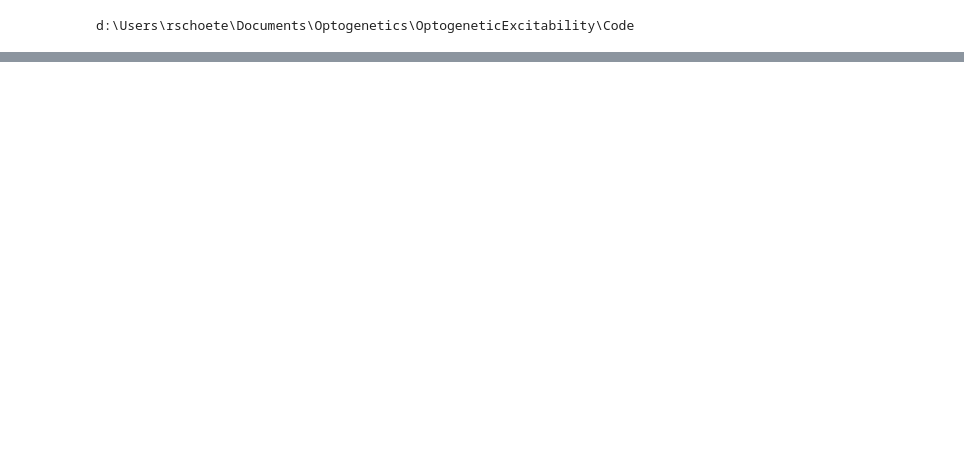
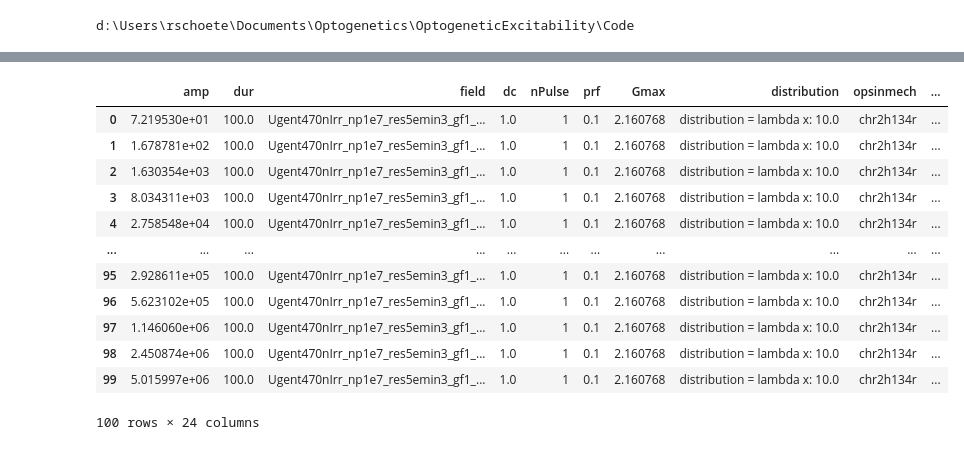
Before and after one commit to Rschoete/3DOptogeneticStimulationCA1_public, a Jupyter notebook: Analyses/SDC/analyse_ugentinvivo.ipynb, the cells around one changed output, grey strips where cells are left out. Saved outputs shown, nothing was run; the diff lists cells and outputs as text; code cells hidden in the pictures; blank space fills up the shorter version.

```diff
--- a/Analyses/SDC/analyse_ugentinvivo.ipynb
+++ b/Analyses/SDC/analyse_ugentinvivo.ipynb
@@ -1,12 +1,22 @@
 # %%
+
 import os,sys,glob
-import numpy as np
-import json
-import pandas as pd
 # Move two levels up work from project level, not location of analysis file
 os.chdir('../..')
 print(os.getcwd())
+import numpy as np
+import matplotlib.pyplot as plt
+import json
+import pandas as pd
+import Functions.globalFunctions.ExtracellularField as EcF
+from matplotlib import cm
+from typing import Literal
+from scipy import integrate
+import ipympl
 
+#%matplotlib widget
 recollect = False
+fill_missing_xyzpositions = False
+consider_fill = True
 # %% [output]
 d:\Users\rschoete\Documents\Optogenetics\OptogeneticExcitability\Code
@@ -13,5 +94,5 @@ d:\Users\rschoete\Documents\Optogenetics\OptogeneticExcitability\Code
 # %%
-
+#Load data
 filepath = './Results/SDC/SDC_CA1PCcACsig5_invivoUgent'
 savename = os.path.join(filepath,'all_data.csv')
 
@@ -22,7 +103,7 @@ settings_options = ['seed','celsius','dt']
 opsin_options = ['Gmax','distribution','opsinmech','distribution_method','opsinlocations']
 field_options = ['field','dc','nPulse','prf']
 result = ['amp','dur']
-all_columns = result+field_options+opsin_options+cell_init_options+positional_input
+all_columns = result+field_options+opsin_options+cell_init_options+positional_input+settings_options
 
 # opsinlocations to single word
 opsinLocation_map = {'1000':'soma','0100':'axon','0010':'apic','0001':'dend','0011':'alldend','1111':'allsec'}
@@ -69,5 +150,8 @@ if recollect:
     master_df = master_df.reset_index(drop=True)
     master_df.to_csv(savename)
 else:
-    master_df = pd.read_csv(savename)
+    master_df = pd.read_csv(savename,index_col=0)
+
+unique_values_columns = {key: master_df[key].unique() for key in all_columns}
+master_df.head()
 # %% [output]
@@ -103,0 +215,20 @@ result files: 160, input files: 160, directories: 160
+# %%
+#test selector
+myselection = {key:unique_values_columns[key][0] for key in [*cell_init_options,*settings_options,*opsin_options,*field_options]}
+myselection['dur'] = 100
+intm_df = master_df[selection_generator(master_df,unique_values_columns,verbose=False,**myselection)].reset_index(drop=True)
+intm_df.head(len(intm_df))
+# %% [output]
+|  | amp | dur | field | dc | nPulse | prf | Gmax | distribution | opsinmech | ... |
+| 0 | 7.219530e+01 | 100.0 | Ugent470nIrr_np1e7_res5emin3_gf1_... | 1.0 | 1 | 0.1 | 2.160768 | distribution = lambda x: 10.0 | chr2h134r | ... |
+| 1 | 1.678781e+02 | 100.0 | Ugent470nIrr_np1e7_res5emin3_gf1_... | 1.0 | 1 | 0.1 | 2.160768 | distribution = lambda x: 10.0 | chr2h134r | ... |
+| 2 | 1.630354e+03 | 100.0 | Ugent470nIrr_np1e7_res5emin3_gf1_... | 1.0 | 1 | 0.1 | 2.160768 | distribution = lambda x: 10.0 | chr2h134r | ... |
+| 3 | 8.034311e+03 | 100.0 | Ugent470nIrr_np1e7_res5emin3_gf1_... | 1.0 | 1 | 0.1 | 2.160768 | distribution = lambda x: 10.0 | chr2h134r | ... |
+| 4 | 2.758548e+04 | 100.0 | Ugent470nIrr_np1e7_res5emin3_gf1_... | 1.0 | 1 | 0.1 | 2.160768 | distribution = lambda x: 10.0 | chr2h134r | ... |
+| ... | ... | ... | ... | ... | ... | ... | ... | ... | ... | ... |
+| 95 | 2.928611e+05 | 100.0 | Ugent470nIrr_np1e7_res5emin3_gf1_... | 1.0 | 1 | 0.1 | 2.160768 | distribution = lambda x: 10.0 | chr2h134r | ... |
+| 96 | 5.623102e+05 | 100.0 | Ugent470nIrr_np1e7_res5emin3_gf1_... | 1.0 | 1 | 0.1 | 2.160768 | distribution = lambda x: 10.0 | chr2h134r | ... |
+| 97 | 1.146060e+06 | 100.0 | Ugent470nIrr_np1e7_res5emin3_gf1_... | 1.0 | 1 | 0.1 | 2.160768 | distribution = lambda x: 10.0 | chr2h134r | ... |
+| 98 | 2.450874e+06 | 100.0 | Ugent470nIrr_np1e7_res5emin3_gf1_... | 1.0 | 1 | 0.1 | 2.160768 | distribution = lambda x: 10.0 | chr2h134r | ... |
+| 99 | 5.015997e+06 | 100.0 | Ugent470nIrr_np1e7_res5emin3_gf1_... | 1.0 | 1 | 0.1 | 2.160768 | distribution = lambda x: 10.0 | chr2h134r | ... |
+100 rows × 24 columns
```
Also changed, not shown: parts of 7 cells of this notebook.
